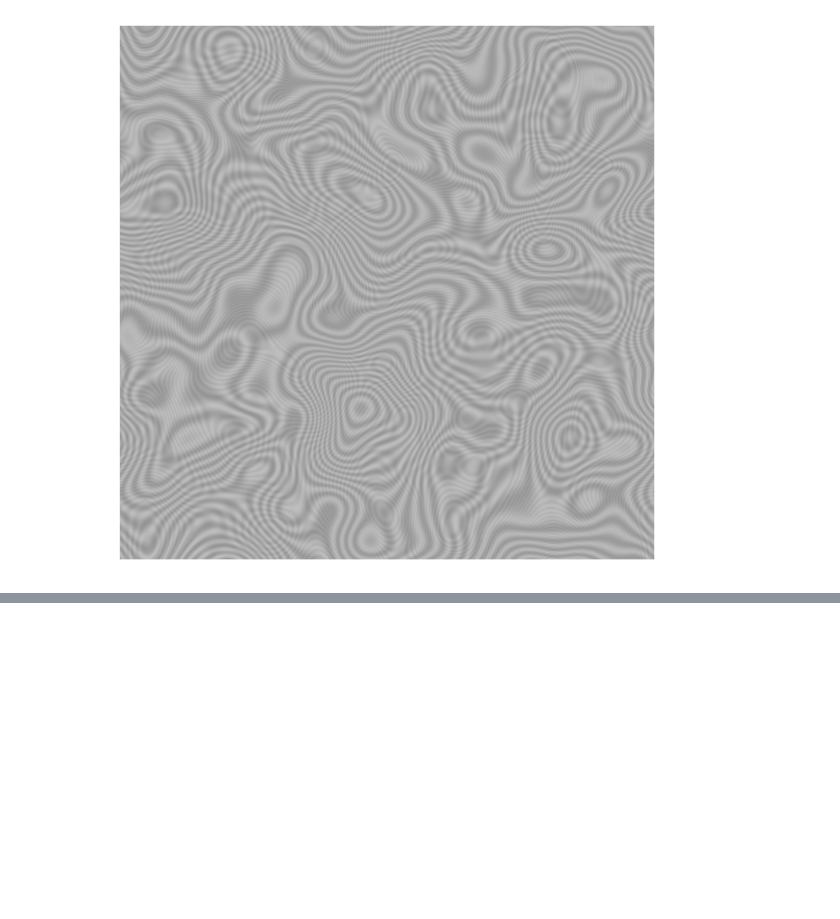
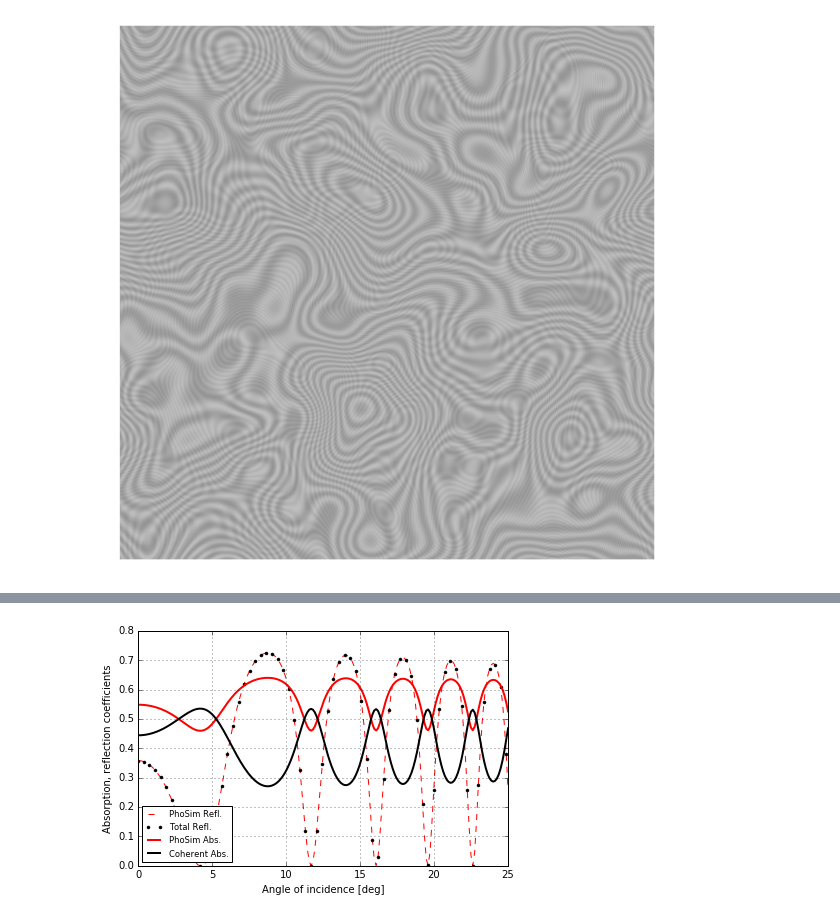
Before and after one commit to dkirkby/AstroCCD, a Jupyter notebook: Fringing.ipynb, the cells around one changed output, grey strips where cells are left out. Saved outputs shown, nothing was run; the diff lists cells and outputs as text; code cells hidden in the pictures; blank space fills up the shorter version.

```diff
--- a/Fringing.ipynb
+++ b/Fringing.ipynb
@@ -747,0 +853,47 @@ simulate_fringes(save='fringes.png')
+# %%
+def tmm_phosim(theta, polarization, wavelength, nSi, thickness=100*u.um):
+    """
+    Perform a TMM fully coherent calculation of the same geometry assumed by PhoSim:
+    A single layer of Si with vacuum above and below.
+    """
+    n_list = [1.0, nSi, 1.0]
+    thickness_um = (np.inf, 100.0, np.inf)
+    R = np.empty(len(theta))
+    A = np.empty(len(theta))
+    for i, th in enumerate(theta):
+        result = tmm.coh_tmm(polarization, n_list, thickness_um,
+                             th.to(u.rad).value, wavelength.to(u.um).value)
+        R[i] = result['R']
+        A[i] = 1. - result['T'] - result['R']
+
+    return R, A
+# %%
+def plot_phosim(wavelength=1*u.um, polarization='p', save=None):
+    """
+    Compare the reflection and absorption coefficients calculated by
+    PhoSim and TMM at a fixed wavelength and polarization.
+    """
+    nSi = index_of_refraction['Si'](wavelength.to(u.nm).value)
+    eta = +1 if polarization == 's' else -1
+
+    theta = np.linspace(0., 25., 200) * u.deg
+    R_phosim, A_phosim = phosim_propagate(theta, eta, wavelength)
+    R_tmm_real, _ = tmm_phosim(theta, polarization, wavelength, np.real(nSi))
+    R_tmm, A_tmm = tmm_phosim(theta, polarization, wavelength, nSi)
+
+    plt.plot(theta, R_phosim, 'r--', label='PhoSim Refl.')
+    plt.plot(theta[::3], R_tmm_real[::3], 'k.', lw=0, label='Total Refl.')
+    plt.plot(theta, A_phosim, 'r-', lw=2, label='PhoSim Abs.')
+    plt.plot(theta, A_tmm, 'k-', lw=2, label='Coherent Abs.')
+
+    plt.legend(loc='lower left', fontsize='small')
+    plt.xlabel('Angle of incidence [deg]')
+    plt.ylabel('Absorption, reflection coefficients')
+    plt.grid()
+    plt.tight_layout()
+    if save:
+        plt.savefig(save)
+# %%
+plot_phosim(wavelength=1*u.um, polarization='p')
+# %% [output]
+[figure, added]
```
Also changed, not shown: parts of 8 cells of this notebook.
